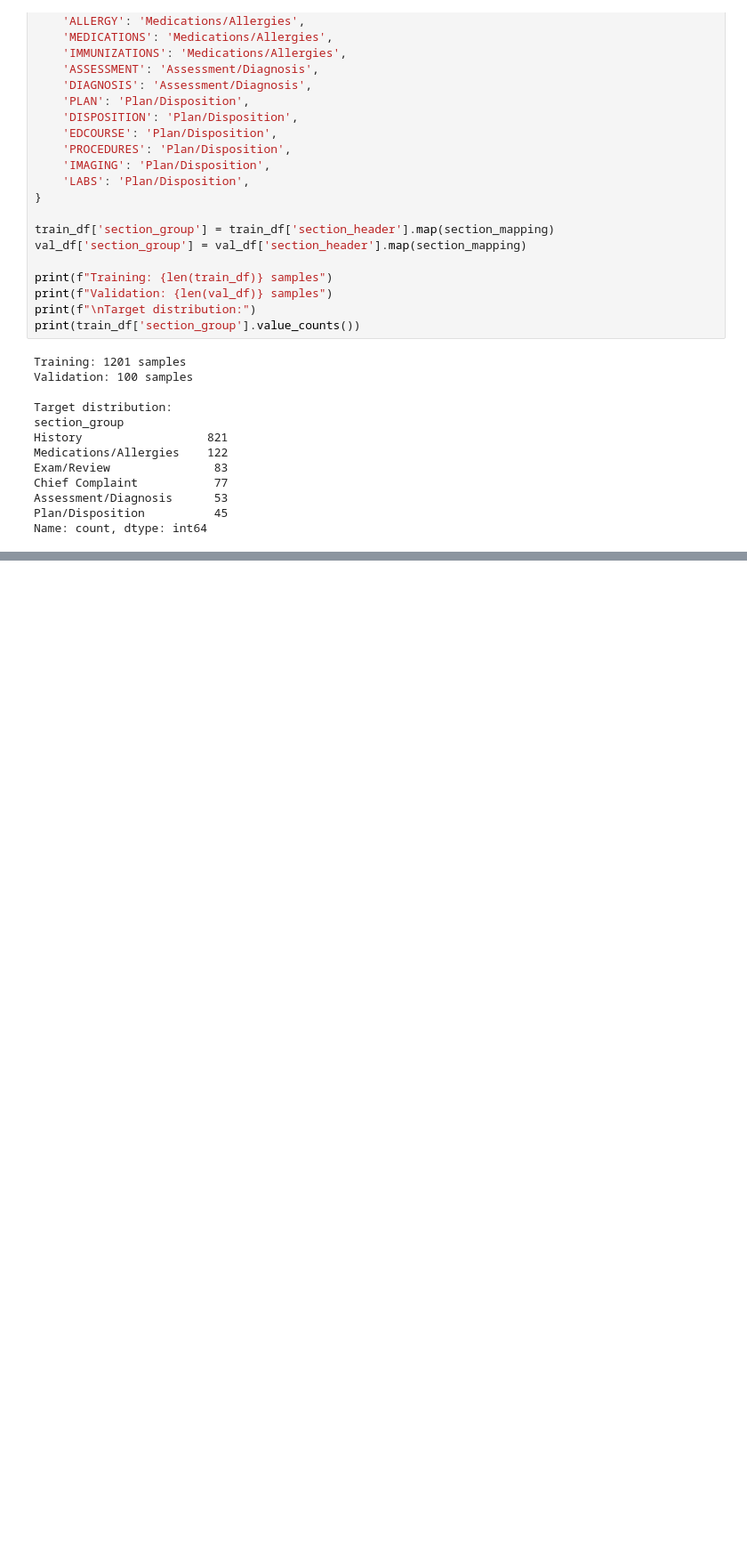
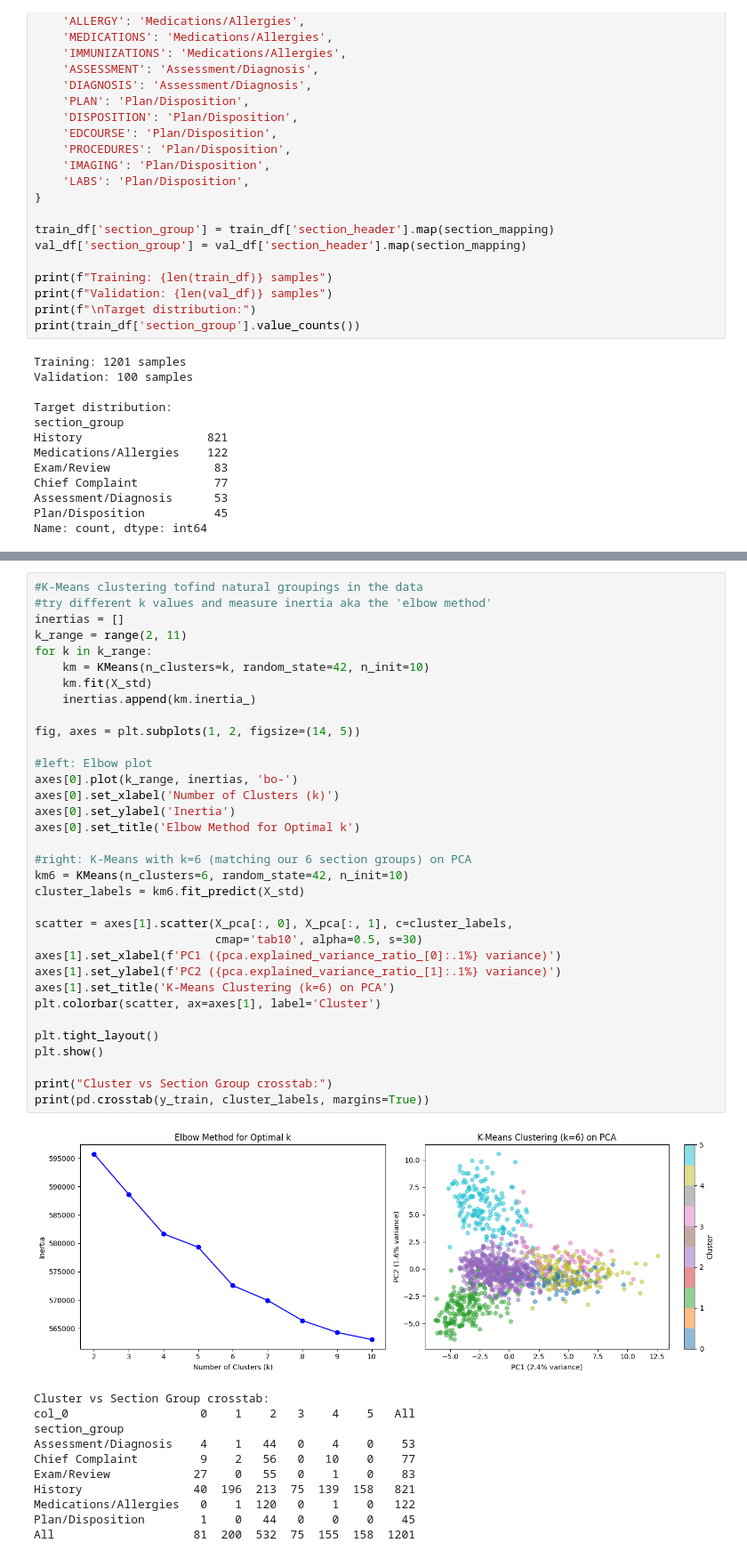
Before and after one commit to Josh-Buck/ClinicalMeetingRecorder, a Jupyter notebook: notebooks/02_feature_engineering.ipynb, the cells around one changed output, grey strips where cells are left out. Shown at 89% size. Saved outputs shown, nothing was run; the diff lists cells and outputs as text; blank space fills up the shorter version.

```diff
--- a/notebooks/02_feature_engineering.ipynb
+++ b/notebooks/02_feature_engineering.ipynb
@@ -54,0 +464,46 @@ Name: count, dtype: int64
+# %%
+#K-Means clustering tofind natural groupings in the data
+#try different k values and measure inertia aka the 'elbow method'
+inertias = []
+k_range = range(2, 11)
+for k in k_range:
+    km = KMeans(n_clusters=k, random_state=42, n_init=10)
+    km.fit(X_std)
+    inertias.append(km.inertia_)
+
+fig, axes = plt.subplots(1, 2, figsize=(14, 5))
+
+#left: Elbow plot
+axes[0].plot(k_range, inertias, 'bo-')
+axes[0].set_xlabel('Number of Clusters (k)')
+axes[0].set_ylabel('Inertia')
+axes[0].set_title('Elbow Method for Optimal k')
+
+#right: K-Means with k=6 (matching our 6 section groups) on PCA
+km6 = KMeans(n_clusters=6, random_state=42, n_init=10)
+cluster_labels = km6.fit_predict(X_std)
+
+scatter = axes[1].scatter(X_pca[:, 0], X_pca[:, 1], c=cluster_labels,
+                          cmap='tab10', alpha=0.5, s=30)
+axes[1].set_xlabel(f'PC1 ({pca.explained_variance_ratio_[0]:.1%} variance)')
+axes[1].set_ylabel(f'PC2 ({pca.explained_variance_ratio_[1]:.1%} variance)')
+axes[1].set_title('K-Means Clustering (k=6) on PCA')
+plt.colorbar(scatter, ax=axes[1], label='Cluster')
+
+plt.tight_layout()
+plt.show()
+
+print("Cluster vs Section Group crosstab:")
+print(pd.crosstab(y_train, cluster_labels, margins=True))
+# %% [output]
+[figure, added]
+Cluster vs Section Group crosstab:
+col_0                   0    1    2   3    4    5   All
+section_group
+Assessment/Diagnosis    4    1   44   0    4    0    53
+Chief Complaint         9    2   56   0   10    0    77
+Exam/Review            27    0   55   0    1    0    83
+History                40  196  213  75  139  158   821
+Medications/Allergies   0    1  120   0    1    0   122
+Plan/Disposition        1    0   44   0    0    0    45
+All                    81  200  532  75  155  158  1201
```
Also changed, not shown: parts of 10 cells of this notebook, 5 other files.
